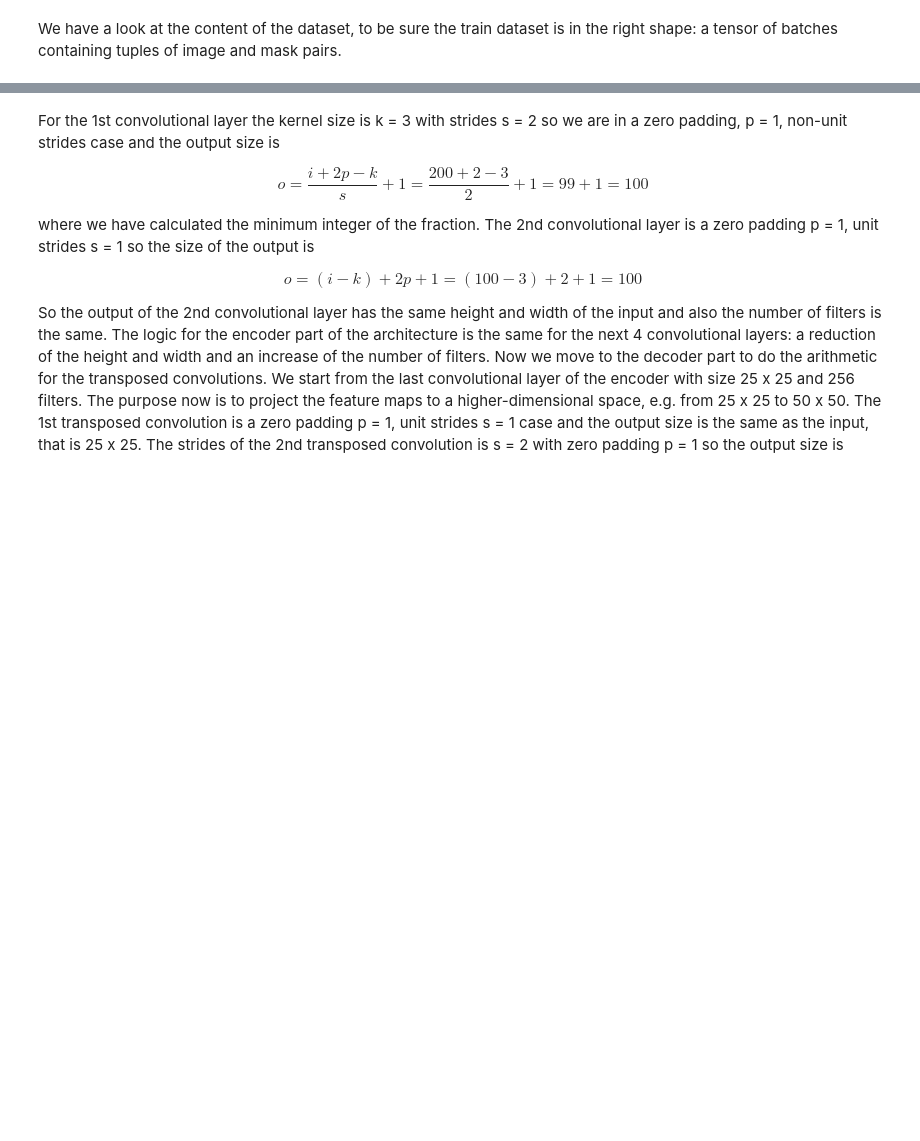
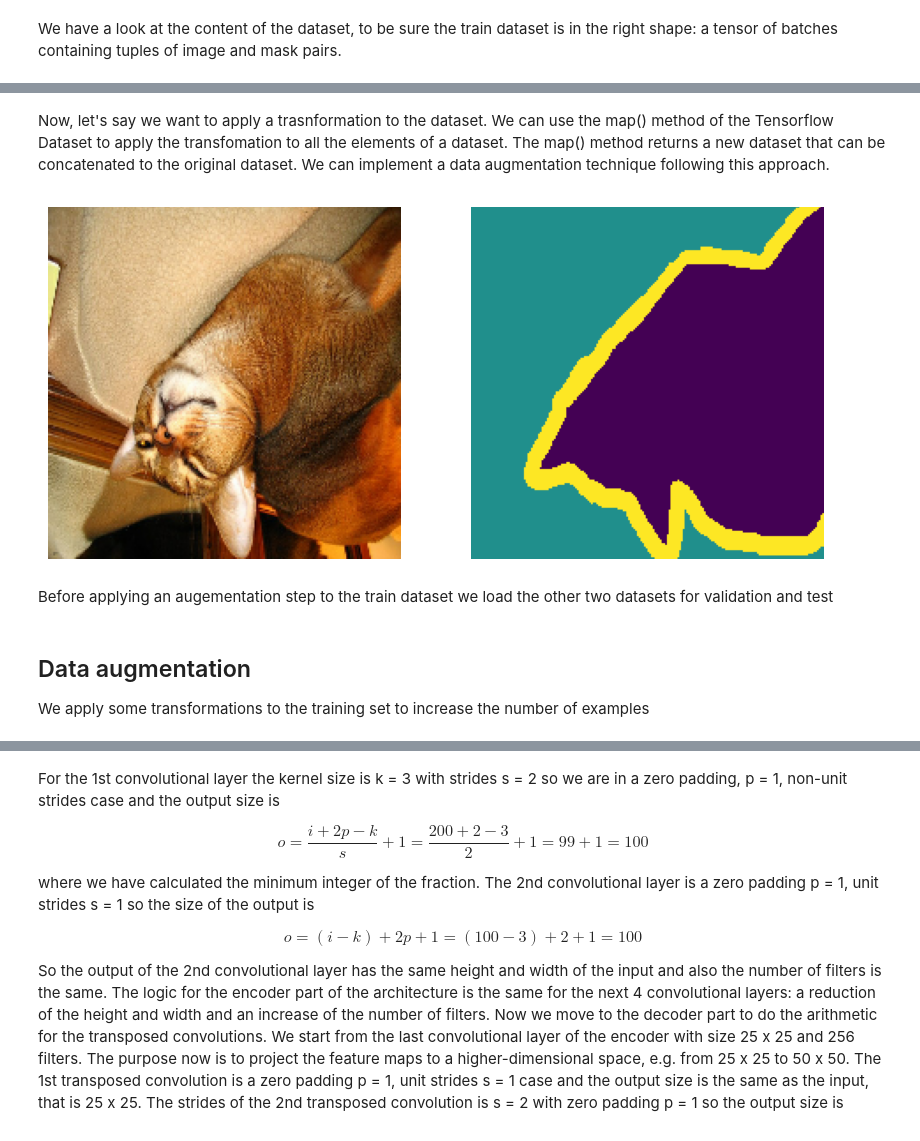
Before and after one commit to luigiselmi/dl_tensorflow, a Jupyter notebook: experiments/advanced_computer_vision_v2.ipynb, the cells around one changed output, grey strips where cells are left out. Cells and saved outputs as stored; diff of their text form; code cells hidden in the pictures; blank space fills up the shorter version.

```diff
--- a/experiments/advanced_computer_vision_v2.ipynb
+++ b/experiments/advanced_computer_vision_v2.ipynb
@@ -33,6 +35,6 @@ After unzipping the data, we have two folders: one, _images/_, that contains all
 # %%
 from PIL import Image
-img = Image.open('/content/images/Abyssinian_1.jpg')
+img = Image.open(DATA_DIR + '/images/Abyssinian_1.jpg')
 img.size
 # %% [output]
 (600, 400)
@@ -166,3 +224,17 @@ Unique mask values: [0 1 2]
+# %% [markdown]
+Now, let's say we want to apply a trasnformation to the dataset. We can use the map() method of the Tensorflow Dataset to apply the transfomation to all the elements of a dataset. The map() method returns a new dataset that can be concatenated to the original dataset. We can implement a data augmentation technique following this approach.
+# %%
+def flip_up_down(img):
+        img_flip = tf.image.flip_up_down(img)
+        return img_flip
+# %%
+flip_dataset = train_dataset.map(lambda x, y: (flip_up_down(x), flip_up_down(y)))
+# %%
+plot_tensor_in_dataset(flip_dataset, img_index = 63, print_info=False)
+# %% [output]
+[figure, added]
+# %% [markdown]
+Before applying an augementation step to the train dataset we load the other two datasets for validation and test
 # %%
 val_dataset = get_dataset(
     batch_size,
@@ -177,3 +249,6 @@ test_dataset = get_dataset(
     test_images,
     test_masks
 )
+# %% [markdown]
+## Data augmentation
+We apply some transformations to the training set to increase the number of examples
```
Also changed, not shown: parts of 17 cells of this notebook.
